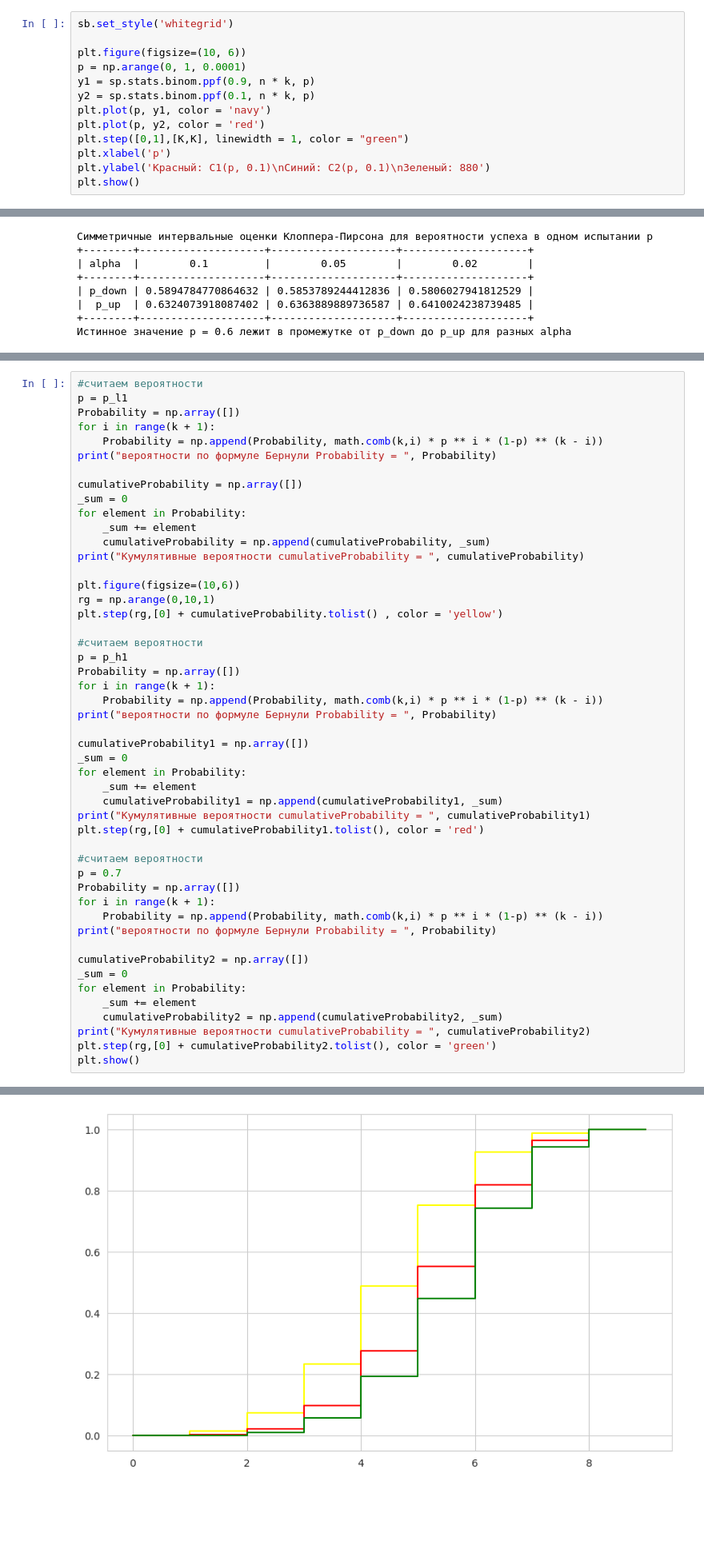
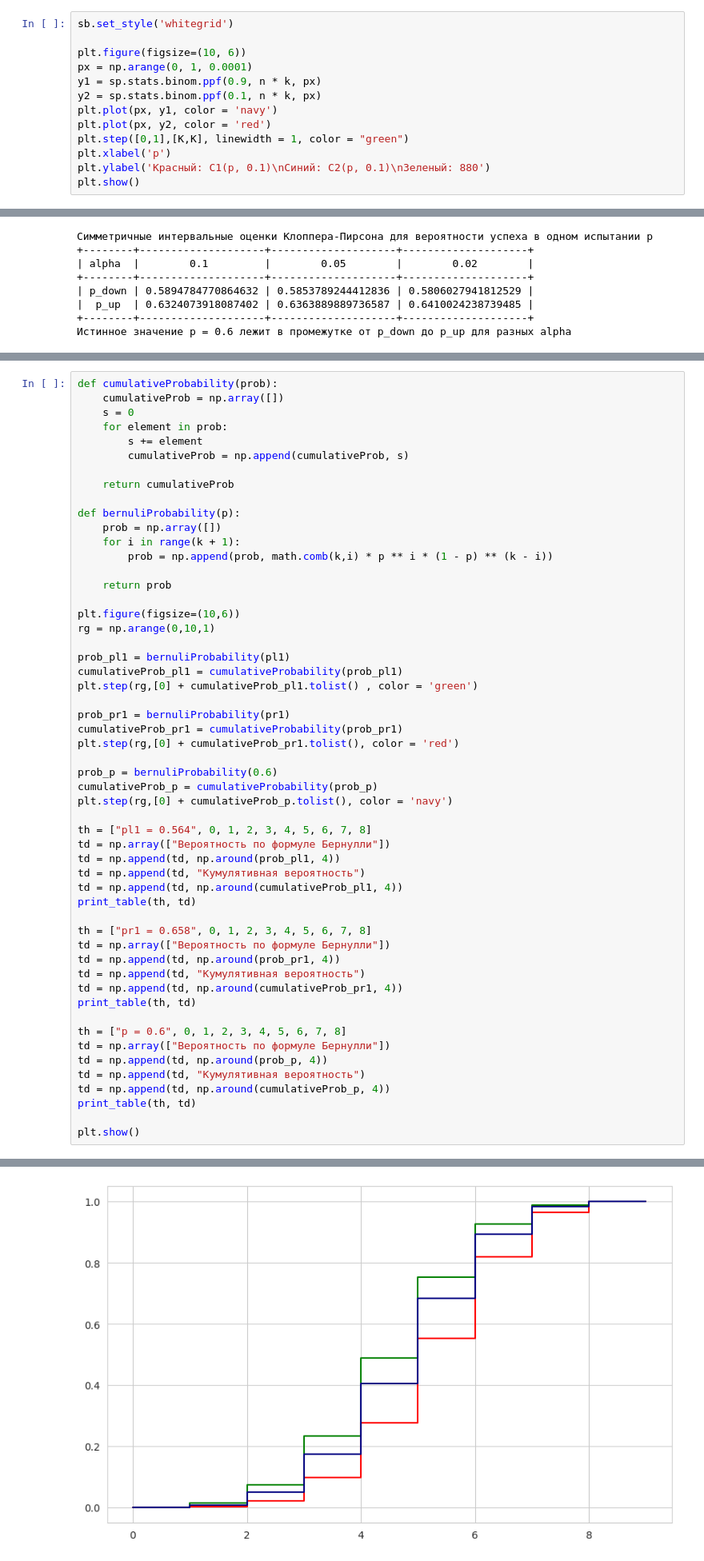
Before and after one commit to sanikulkin/math_stat, a Jupyter notebook: Task4.ipynb, the cells around one changed output, grey strips where cells are left out. Shown: that part at 80% size. Drawn from its saved outputs; the diff is of its cells as text; blank space fills up the shorter version.

```diff
--- a/Task4.ipynb
+++ b/Task4.ipynb
@@ -48,11 +48,11 @@ print("Статистика K =",K)
 sb.set_style('whitegrid')
 
 plt.figure(figsize=(10, 6))
-p = np.arange(0, 1, 0.0001)
-y1 = sp.stats.binom.ppf(0.9, n * k, p)
-y2 = sp.stats.binom.ppf(0.1, n * k, p)
-plt.plot(p, y1, color = 'navy')
-plt.plot(p, y2, color = 'red')
+px = np.arange(0, 1, 0.0001)
+y1 = sp.stats.binom.ppf(0.9, n * k, px)
+y2 = sp.stats.binom.ppf(0.1, n * k, px)
+plt.plot(px, y1, color = 'navy')
+plt.plot(px, y2, color = 'red')
 plt.step([0,1],[K,K], linewidth = 1, color = "green")
 plt.xlabel('p')
 plt.ylabel('Красный: C1(p, 0.1)\nСиний: C2(p, 0.1)\nЗеленый: 880')
@@ -124,52 +127,57 @@ print("Истинное значение p = 0.6 лежит в промежут
 +---------+--------------------+--------------------+--------------------+
 Истинное значение p = 0.6 лежит в промежутке от p_left до p_right для разных alpha по ЦПТ
 # %%
-#считаем вероятности
-p = p_l1
-Probability = np.array([])
-for i in range(k + 1):
-    Probability = np.append(Probability, math.comb(k,i) * p ** i * (1-p) ** (k - i))
-print("вероятности по формуле Бернули Probability = ", Probability)
+def cumulativeProbability(prob):
+    cumulativeProb = np.array([])
+    s = 0
+    for element in prob:
+        s += element
+        cumulativeProb = np.append(cumulativeProb, s)
 
-cumulativeProbability = np.array([])
-_sum = 0
-for element in Probability:
-    _sum += element
-    cumulativeProbability = np.append(cumulativeProbability, _sum)
-print("Кумулятивные вероятности cumulativeProbability = ", cumulativeProbability)
+    return cumulativeProb
+
+def bernuliProbability(p):
+    prob = np.array([])
+    for i in range(k + 1):
+        prob = np.append(prob, math.comb(k,i) * p ** i * (1 - p) ** (k - i))
+
+    return prob
 
 plt.figure(figsize=(10,6))
 rg = np.arange(0,10,1)
-plt.step(rg,[0] + cumulativeProbability.tolist() , color = 'yellow')
 
-#считаем вероятности
-p = p_h1
-Probability = np.array([])
-for i in range(k + 1):
-    Probability = np.append(Probability, math.comb(k,i) * p ** i * (1-p) ** (k - i))
-print("вероятности по формуле Бернули Probability = ", Probability)
+prob_pl1 = bernuliProbability(pl1)
+cumulativeProb_pl1 = cumulativeProbability(prob_pl1)
+plt.step(rg,[0] + cumulativeProb_pl1.tolist() , color = 'green')
 
-cumulativeProbability1 = np.array([])
-_sum = 0
-for element in Probability:
-    _sum += element
-    cumulativeProbability1 = np.append(cumulativeProbability1, _sum)
-print("Кумулятивные вероятности cumulativeProbability = ", cumulativeProbability1)
-plt.step(rg,[0] + cumulativeProbability1.tolist(), color = 'red')
+prob_pr1 = bernuliProbability(pr1)
+cumulativeProb_pr1 = cumulativeProbability(prob_pr1)
+plt.step(rg,[0] + cumulativeProb_pr1.tolist(), color = 'red')
 
-#считаем вероятности
-p = 0.7
-Probability = np.array([])
-for i in range(k + 1):
-    Probability = np.append(Probability, math.comb(k,i) * p ** i * (1-p) ** (k - i))
-print("вероятности по формуле Бернули Probability = ", Probability)
+prob_p = bernuliProbability(0.6)
+cumulativeProb_p = cumulativeProbability(prob_p)
+plt.step(rg,[0] + cumulativeProb_p.tolist(), color = 'navy')
 
-cumulativeProbability2 = np.array([])
-_sum = 0
-for element in Probability:
-    _sum += element
-    cumulativeProbability2 = np.append(cumulativeProbability2, _sum)
-print("Кумулятивные вероятности cumulativeProbability = ", cumulativeProbability2)
-plt.step(rg,[0] + cumulativeProbability2.tolist(), color = 'green')
+th = ["pl1 = 0.564", 0, 1, 2, 3, 4, 5, 6, 7, 8]
+td = np.array(["Вероятность по формуле Бернулли"])
+td = np.append(td, np.around(prob_pl1, 4))
+td = np.append(td, "Кумулятивная вероятность")
+td = np.append(td, np.around(cumulativeProb_pl1, 4))
+print_table(th, td)
+
+th = ["pr1 = 0.658", 0, 1, 2, 3, 4, 5, 6, 7, 8]
+td = np.array(["Вероятность по формуле Бернулли"])
+td = np.append(td, np.around(prob_pr1, 4))
+td = np.append(td, "Кумулятивная вероятность")
+td = np.append(td, np.around(cumulativeProb_pr1, 4))
+print_table(th, td)
+
+th = ["p = 0.6", 0, 1, 2, 3, 4, 5, 6, 7, 8]
+td = np.array(["Вероятность по формуле Бернулли"])
+td = np.append(td, np.around(prob_p, 4))
+td = np.append(td, "Кумулятивная вероятность")
+td = np.append(td, np.around(cumulativeProb_p, 4))
+print_table(th, td)
+
 plt.show()
 # %% [output]
@@ -188 +202 @@ plt.show()
-[figure, old version]
+[figure, new version]
```
Also changed, not shown: parts of 2 cells of this notebook, 2 other files.
